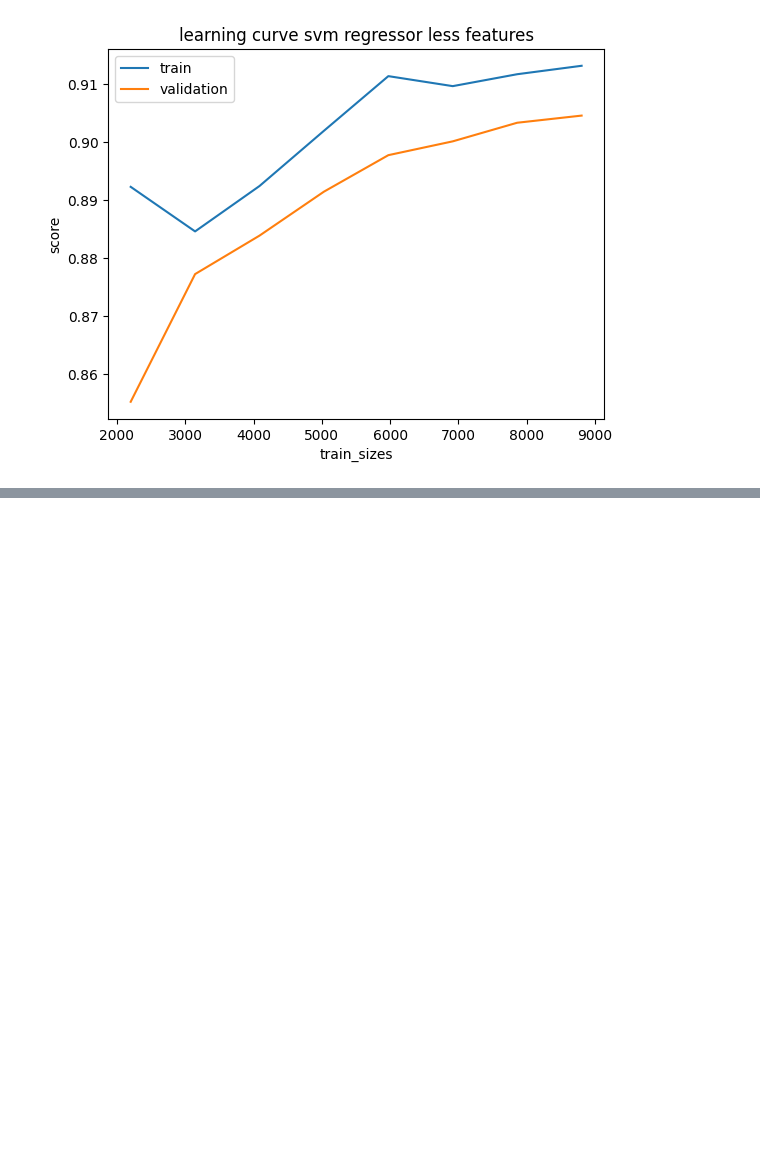
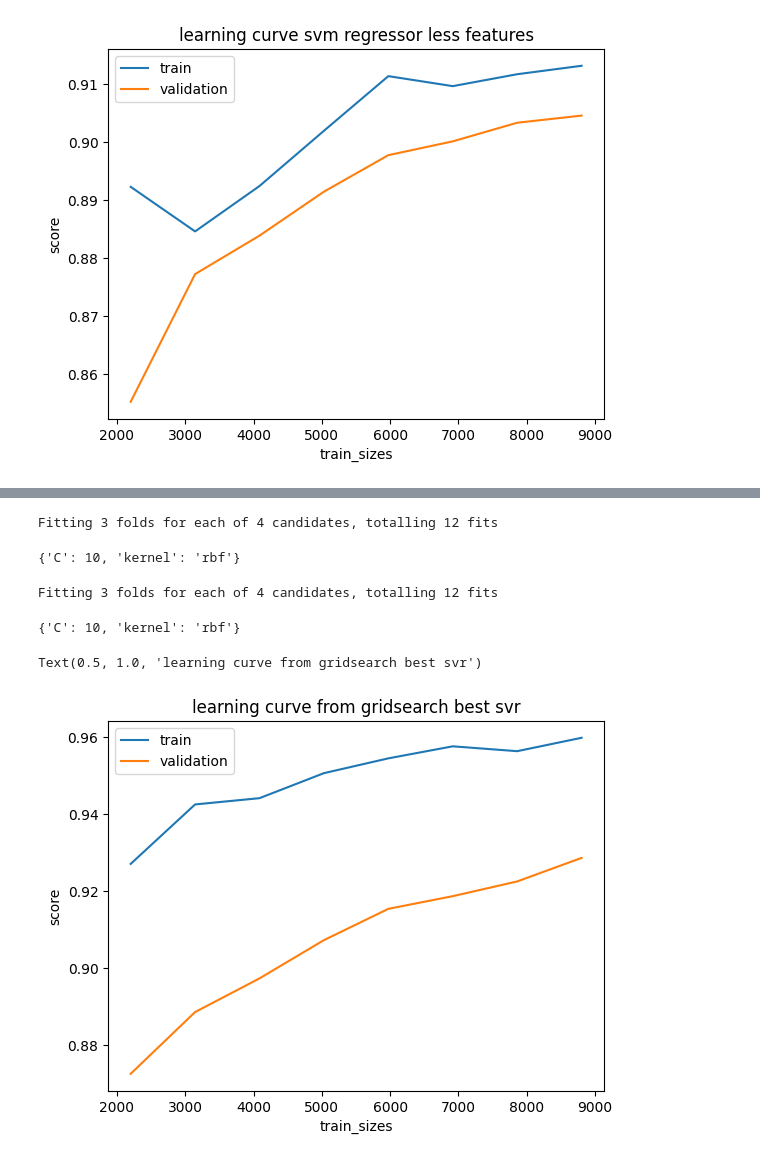
Before and after one commit to foulde/python_project, a Jupyter notebook: model_transcoding_mesurment.ipynb, the cells around one changed output, grey strips where cells are left out. Drawn from its saved outputs; the diff is of its cells as text; code cells hidden in the pictures; blank space fills up the shorter version.

```diff
--- a/model_transcoding_mesurment.ipynb
+++ b/model_transcoding_mesurment.ipynb
@@ -377,0 +410,25 @@ grid_search = GridSearchCV(estimator = rf, param_grid = param_grid,
+# %%
+
+param = {'kernel' : ('linear', 'rbf') ,'C':[1, 10]}
+modelsvr = SVR()
+grid_search = GridSearchCV(estimator = modelsvr, param_grid = param, cv = 3, n_jobs = -1, verbose = 2)
+# %%
+
+grid_search.fit(svr_x, svr_y)
+grid_search.best_params_
+# %% [output]
+Fitting 3 folds for each of 4 candidates, totalling 12 fits
+{'C': 10, 'kernel': 'rbf'}
+# %%
+best_grid = grid_search.best_params_
+# %%
+x_train_svr, x_test_svr, y_train_svr, y_test_svr = train_test_split(X_less_feat, Y_less_feat, test_size = 0.8, random_state = 42)
+
+svr_x = sc_X.fit_transform(x_train_svr)
+svr_y= sc_y.fit_transform(y_train_svr.values.reshape(-1, 1) )
+
+grid_search.fit(svr_x, svr_y)
+grid_search.best_params_
+# %% [output]
+Fitting 3 folds for each of 4 candidates, totalling 12 fits
+{'C': 10, 'kernel': 'rbf'}
@@ -377,0 +437,14 @@ grid_search = GridSearchCV(estimator = rf, param_grid = param_grid,
+# %%
+# train_sizes, train_scores, test_scores=learning_curve(best_grid,x_less_train,y_less_train,train_sizes=np.linspace(0.,0.2,8), cv=5)
+train_sizes, train_scores, test_scores=learning_curve(best_grid,x_less_train,y_less_train,train_sizes=np.linspace(0.05,0.2,8), cv=5)
+
+# print(N)
+plt.plot(train_sizes,train_scores.mean(axis=1),label='train')
+plt.plot(train_sizes,test_scores.mean(axis=1),label='validation')
+plt.legend()
+plt.xlabel('train_sizes')
+plt.ylabel('score')
+plt.title("learning curve from gridsearch best svr")
+# %% [output]
+Text(0.5, 1.0, 'learning curve from gridsearch best svr')
+[figure, added]
```
Also changed, not shown: parts of 6 cells of this notebook.
